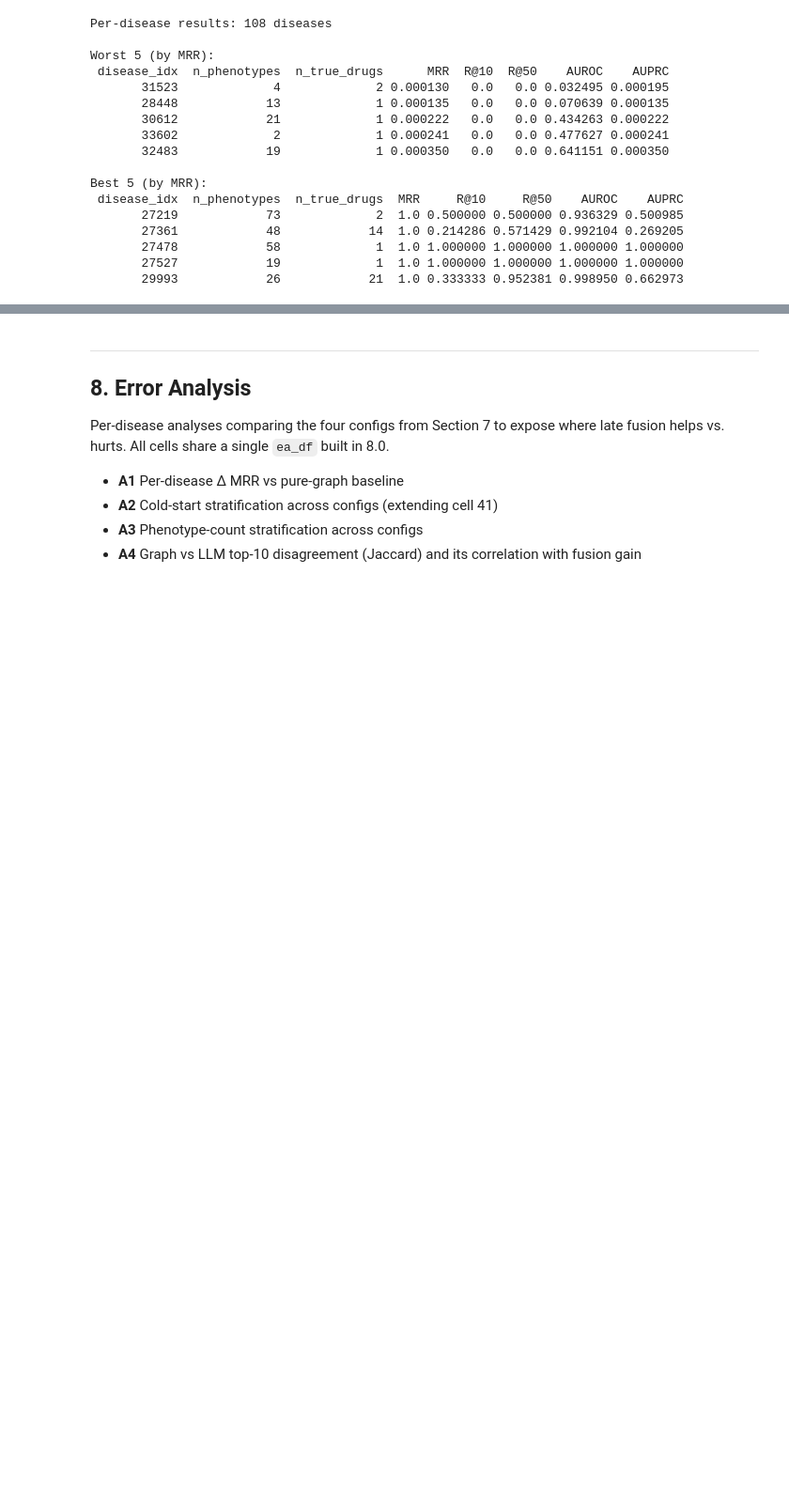
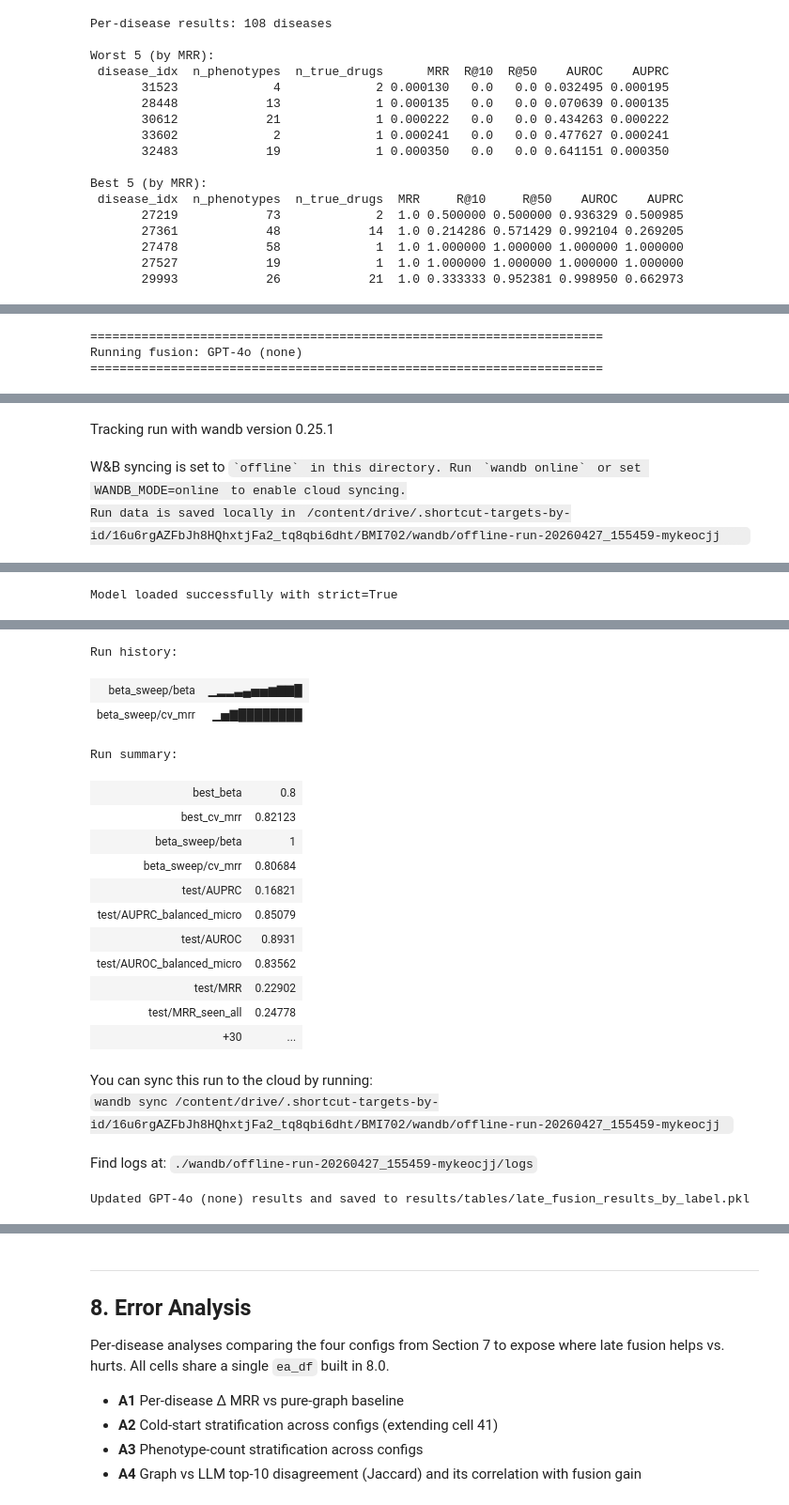
Before and after one commit to susanxu3/BMI702, a Jupyter notebook: notebooks/late_fusion_pipeline.ipynb, the cells around one changed output, grey strips where cells are left out. Shown at 94% size. Cells and saved outputs as stored; diff of their text form; code cells hidden in the pictures; blank space fills up the shorter version.

```diff
--- a/notebooks/late_fusion_pipeline.ipynb
+++ b/notebooks/late_fusion_pipeline.ipynb
@@ -931,3 +961,9 @@ Run summary:
+# %%
+import pickle
+import os
+save_path = "results/tables/late_fusion_results.pkl"
+with open(save_path, "rb") as f:
+    results = pickle.load(f)
 # %% [markdown]
 ---
 ## 6. Results
@@ -1067,0 +1152,17 @@ for cfg_extra in extra_configs:
+# %%
+import pickle
+import os
+
+# Ensure the directory exists
+os.makedirs("results/tables", exist_ok=True)
+
+# Save the results_by_label dictionary
+save_path_labels = "results/tables/late_fusion_results_by_label.pkl"
+with open(save_path_labels, "wb") as f:
+    pickle.dump(results_by_label, f)
+
+print(f"Successfully saved results_by_label to {save_path_labels}")
+
+# To load it later, you can use:
+# with open(save_path_labels, "rb") as f:
+#     results_by_label = pickle.load(f)
@@ -1067,0 +1171,21 @@ for cfg_extra in extra_configs:
+# %%
+label = "GPT-4o (none)"
+print(f"\n{'='*70}\nRunning fusion: {label}\n{'='*70}")
+
+cfg_gpt4o_none = config.copy()
+cfg_gpt4o_none["desc_tier"] = "gpt4o"
+cfg_gpt4o_none["projection"] = "none"
+
+# Run the experiment and add to the existing dictionary
+results_by_label[label] = run_late_fusion_experiment(cfg_gpt4o_none)
+
+# Re-save the updated results_by_label
+import pickle
+with open(save_path_labels, "wb") as f:
+    pickle.dump(results_by_label, f)
+
+print(f"Updated {label} results and saved to {save_path_labels}")
+# %% [output]
+======================================================================
+Running fusion: GPT-4o (none)
+======================================================================
@@ -1067,0 +1193,3 @@ for cfg_extra in extra_configs:
+Tracking run with wandb version 0.25.1
+W&B syncing is set to `offline` in this directory. Run `wandb online` or set WANDB_MODE=online to enable cloud syncing.
+Run data is saved locally in /content/drive/.shortcut-targets-by-id/16u6rgAZFbJh8HQhxtjFa2_tq8qbi6dht/BMI702/wandb/offline-run-20260427_155459-mykeocjj
@@ -1067,0 +1199 @@ for cfg_extra in extra_configs:
+Model loaded successfully with strict=True
@@ -1068,3 +1201,22 @@ for cfg_extra in extra_configs:
+Run history:
+| beta_sweep/beta | ▁▂▂▃▄▅▅▆▇▇█ |
+| beta_sweep/cv_mrr | ▁▅▇████████ |
+Run summary:
+| best_beta | 0.8 |
+| best_cv_mrr | 0.82123 |
+| beta_sweep/beta | 1 |
+| beta_sweep/cv_mrr | 0.80684 |
+| test/AUPRC | 0.16821 |
+| test/AUPRC_balanced_micro | 0.85079 |
+| test/AUROC | 0.8931 |
+| test/AUROC_balanced_micro | 0.83562 |
+| test/MRR | 0.22902 |
+| test/MRR_seen_all | 0.24778 |
+| +30 | ... |
+You can sync this run to the cloud by running:
+wandb sync /content/drive/.shortcut-targets-by-id/16u6rgAZFbJh8HQhxtjFa2_tq8qbi6dht/BMI702/wandb/offline-run-20260427_155459-mykeocjj
+Find logs at: ./wandb/offline-run-20260427_155459-mykeocjj/logs
+Updated GPT-4o (none) results and saved to results/tables/late_fusion_results_by_label.pkl
 # %%
 # Side-by-side comparison across all description configs
 # CV MRR  = best beta found via 5-fold CV on train diseases
```
Also changed, not shown: parts of 16 cells of this notebook, 1 other file.
